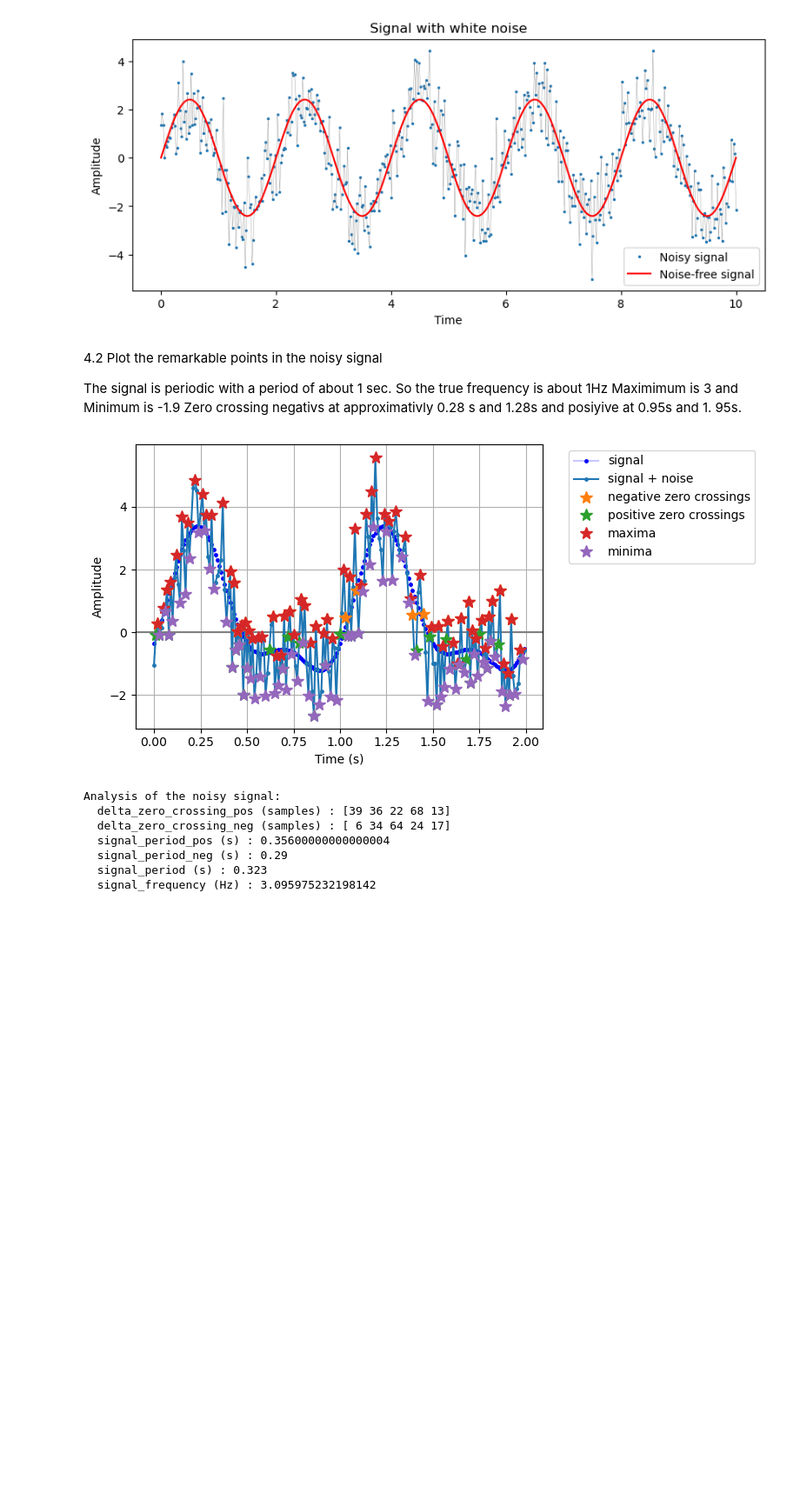
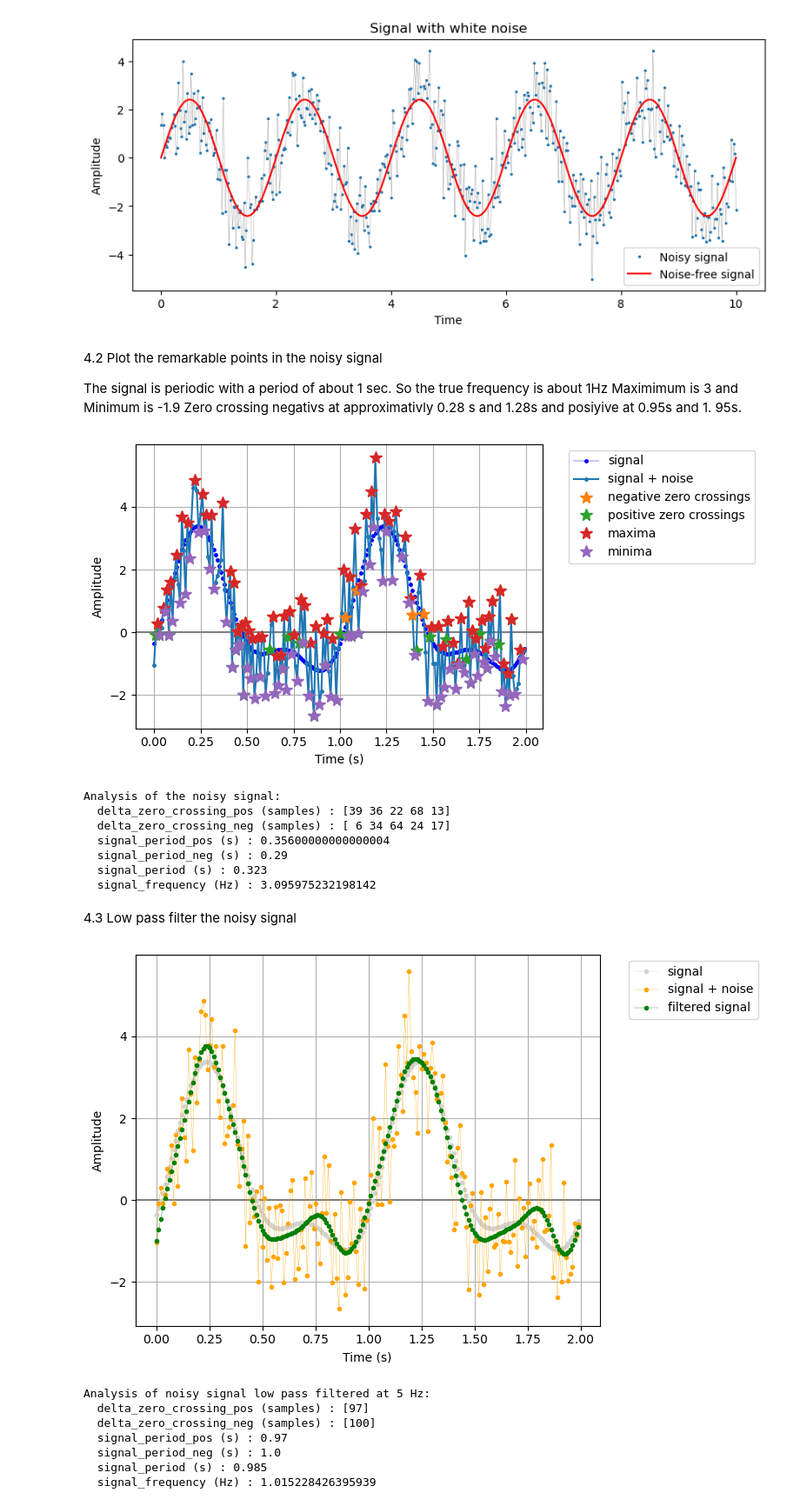
Before and after one commit to vidusha1234/IEAP-Series03-Python, a Jupyter notebook: Part 4 assignment.ipynb, the cells around one changed output. Shown at 87% size. Cells and saved outputs as stored; diff of their text form; code cells hidden in the pictures; blank space fills up the shorter version.

Commit message:
part 4.3 Assignment
I add a low pass filter

```diff
--- a/Part 4 assignment.ipynb
+++ b/Part 4 assignment.ipynb
@@ -138,3 +138,64 @@ Analysis of the noisy signal:
   signal_period_neg (s) : 0.29
   signal_period (s) : 0.323
   signal_frequency (Hz) : 3.095975232198142
+# %% [markdown]
+4.3 Low pass filter the noisy signal
+# %%
+import numpy as np
+import matplotlib.pyplot as plt
+from scipy.signal import butter, filtfilt
+
+# --- Paramètres du filtre ---
+fs = 1 / (t[1] - t[0])   # fréquence d'échantillonnage (100 Hz si dt = 0.01 s)
+cutoff = 5               # fréquence de coupure en Hz (comme dans l'énoncé)
+order = 4                # ordre du filtre (à ajuster si besoin)
+
+# Butterworth passe-bas : la fréquence de coupure est normalisée par Nyquist (fs/2)
+b, a = butter(order, cutoff / (fs / 2), btype='low')
+
+# filtfilt filtre dans les deux sens : pas de décalage de phase
+filtered_signal = filtfilt(b, a, noisy_signal)
+
+# --- Passages par zéro sur le signal filtré (méthode simple, plus besoin d'hystérésis) ---
+s = np.sign(filtered_signal)
+idx_pos = np.where((s[:-1] < 0) & (s[1:] >= 0))[0]   # négatif -> positif
+idx_neg = np.where((s[:-1] > 0) & (s[1:] <= 0))[0]   # positif -> négatif
+
+dt = t[1] - t[0]
+delta_zero_crossing_pos = np.diff(idx_pos)
+delta_zero_crossing_neg = np.diff(idx_neg)
+
+signal_period_pos = np.mean(delta_zero_crossing_pos) * dt
+signal_period_neg = np.mean(delta_zero_crossing_neg) * dt
+signal_period = (signal_period_pos + signal_period_neg) / 2
+signal_frequency = 1 / signal_period
+
+# --- Tracé ---
+plt.figure(figsize=(8, 5))
+plt.axhline(0, color='gray')
+plt.plot(t, signal, '.-', color='lightgray', linewidth=0.25, label='signal')
+plt.plot(t, noisy_signal, '.-', color='orange', linewidth=0.25, label='signal + noise')
+plt.plot(t, filtered_signal, '.-', color='green', linewidth=0.25, label='filtered signal')
+plt.xlabel('Time (s)')
+plt.ylabel('Amplitude')
+plt.grid(True)
+plt.legend(loc='upper left', bbox_to_anchor=(1.05, 1))
+plt.tight_layout()
+plt.show()
+
+print(f"Analysis of noisy signal low pass filtered at {cutoff} Hz:")
+print(f"  delta_zero_crossing_pos (samples) : {delta_zero_crossing_pos}")
+print(f"  delta_zero_crossing_neg (samples) : {delta_zero_crossing_neg}")
+print(f"  signal_period_pos (s) : {signal_period_pos}")
+print(f"  signal_period_neg (s) : {signal_period_neg}")
+print(f"  signal_period (s) : {signal_period}")
+print(f"  signal_frequency (Hz) : {signal_frequency}")
+# %% [output]
+[figure, added]
+Analysis of noisy signal low pass filtered at 5 Hz:
+  delta_zero_crossing_pos (samples) : [97]
+  delta_zero_crossing_neg (samples) : [100]
+  signal_period_pos (s) : 0.97
+  signal_period_neg (s) : 1.0
+  signal_period (s) : 0.985
+  signal_frequency (Hz) : 1.015228426395939
```
